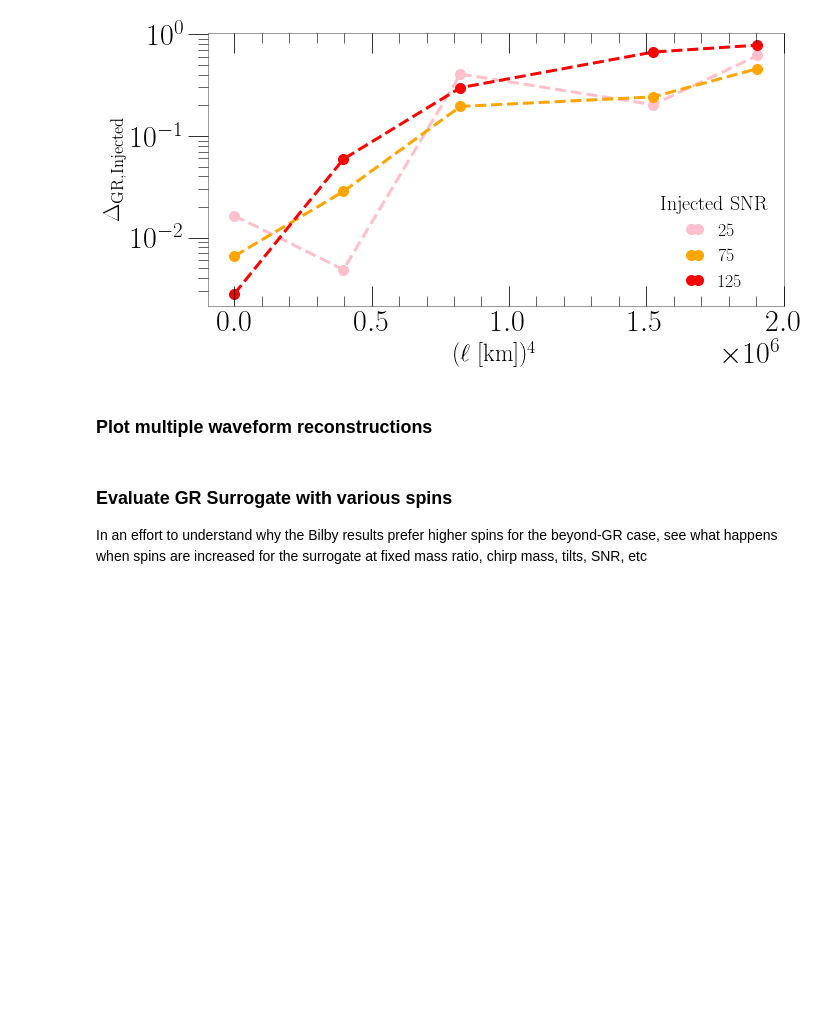
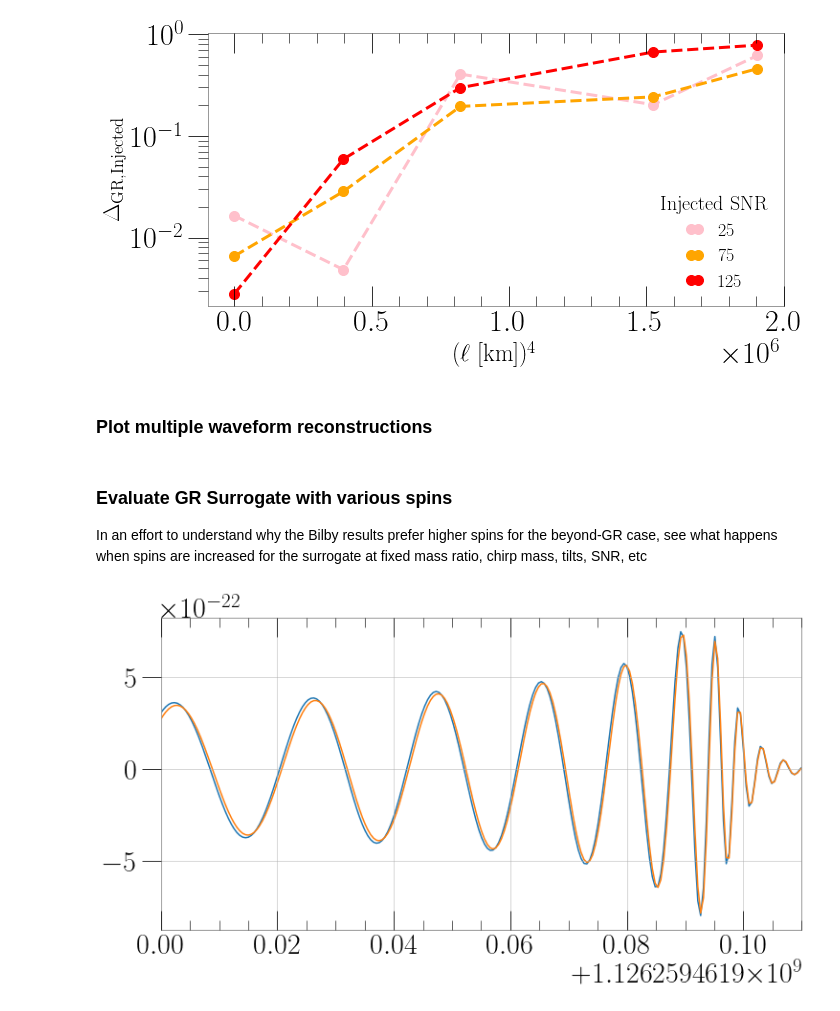
Before and after one commit to mariaokounkova/BeyondGRAnalysis, a Jupyter notebook: Reconstructions.ipynb, the cells around one changed output. Saved outputs shown, nothing was run; the diff lists cells and outputs as text; code cells hidden in the pictures; blank space fills up the shorter version.

```diff
--- a/Reconstructions.ipynb
+++ b/Reconstructions.ipynb
@@ -593,3 +581,20 @@ def SurrogateVariousSpins():
     plt.show()
 
 #SurrogateVariousSpins()
+# %%
+p = '/home/maria.okounkova/BeyondGRAnalysis/BilbyPE/PHENOM_dCS_0p0_75/'
+file = p + 'LI_reconstruct/L1_summary_waveforms_samples.dat'
+time, data = np.loadtxt(file, comments="#",usecols=([0,6]),unpack=True)
+
+
+strain_inj = TimeSeries.read(source = p + '/Frames/L1.gwf', channel="L1:LDAS_STRAIN")
+time_inj = np.array(strain_inj.times)
+# %%
+plt.figure(figsize = (12, 6))
+plt.plot(time, data, lw = 1.5)
+plt.plot(time_inj, strain_inj, '-', lw=1.5)
+t_gps = 1126259462.0
+plt.xlim(t_gps - 0.1, t_gps + 0.01)
+plt.show()
+# %% [output]
+[figure, added]
```
Also changed, not shown: parts of 7 cells of this notebook, 3 other files.
